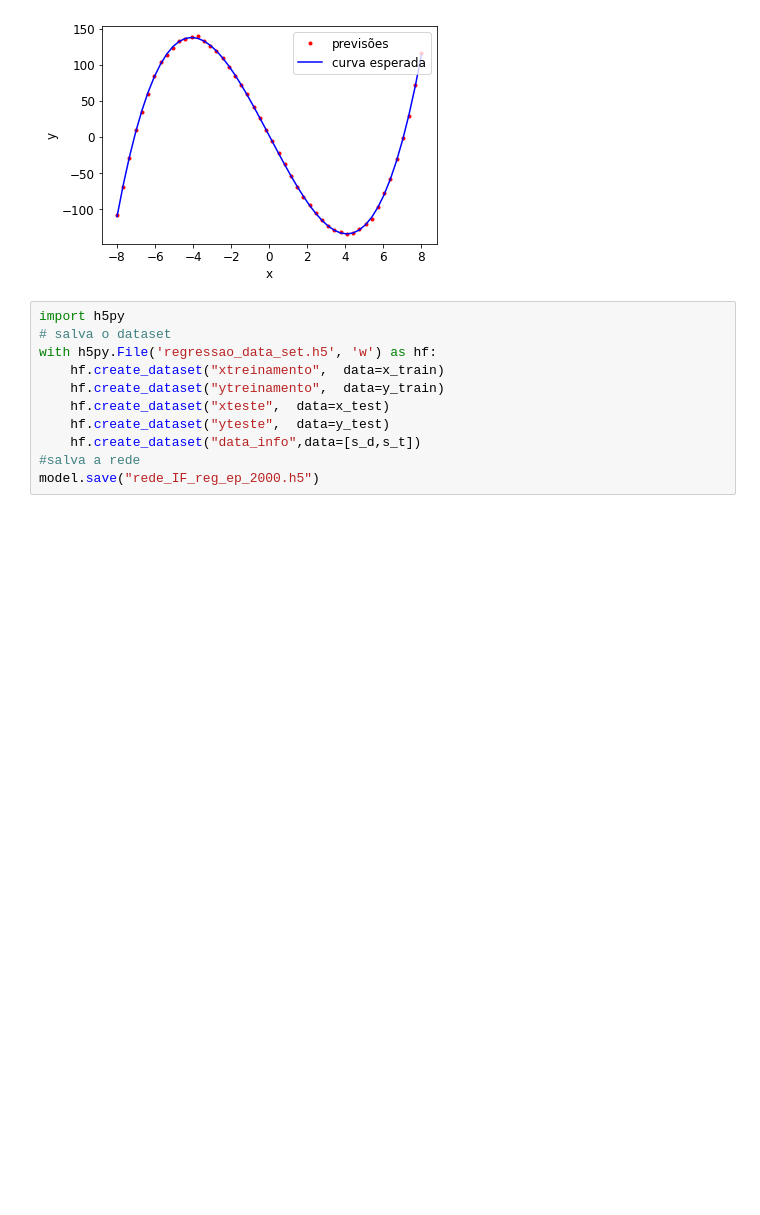
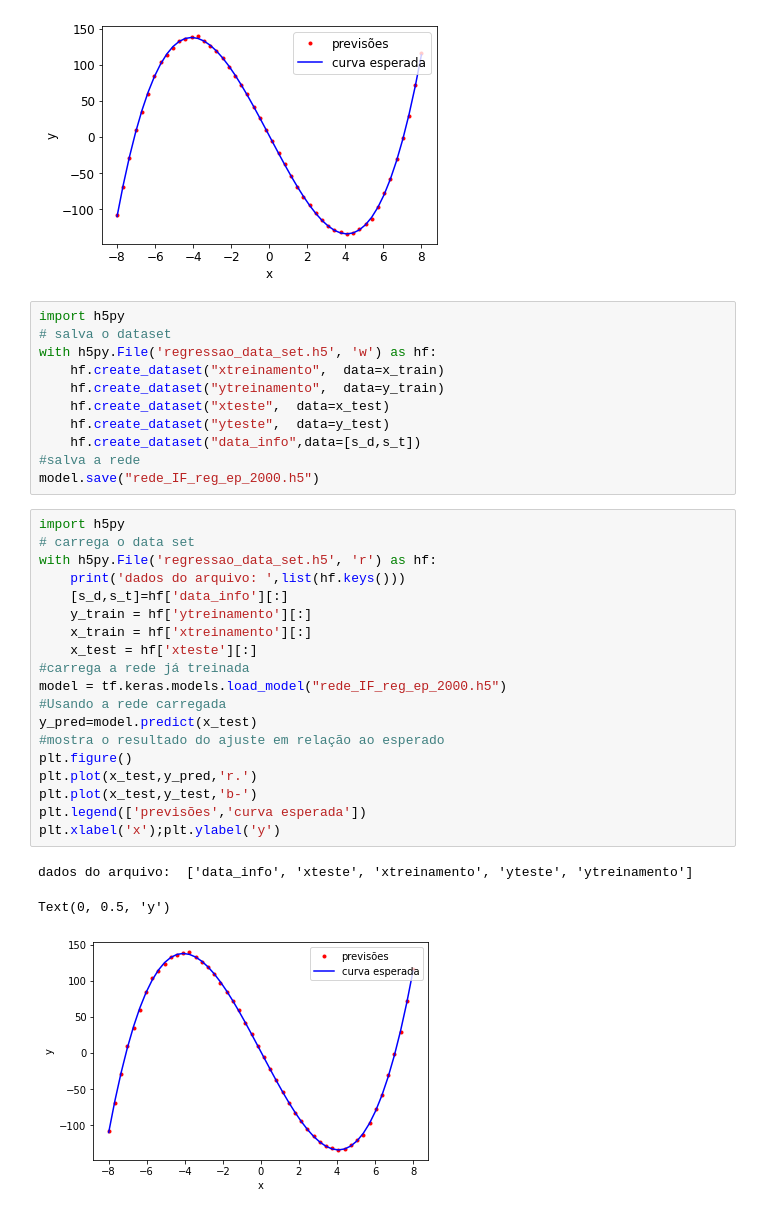
Before and after one commit to TerradasExatas/IA_e_Machine_Learning, a Jupyter notebook: IA_NN_Regressao_Naolinear_keras.ipynb, the cells around one changed output. Cells and saved outputs as stored; diff of their text form; blank space fills up the shorter version.

```diff
--- a/IA_NN_Regressao_Naolinear_keras.ipynb
+++ b/IA_NN_Regressao_Naolinear_keras.ipynb
@@ -71,3 +69,26 @@ with h5py.File('regressao_data_set.h5', 'w') as hf:
     hf.create_dataset("data_info",data=[s_d,s_t])
 #salva a rede
 model.save("rede_IF_reg_ep_2000.h5")
+# %%
+import h5py
+# carrega o data set
+with h5py.File('regressao_data_set.h5', 'r') as hf:
+    print('dados do arquivo: ',list(hf.keys()))
+    [s_d,s_t]=hf['data_info'][:]
+    y_train = hf['ytreinamento'][:]
+    x_train = hf['xtreinamento'][:]
+    x_test = hf['xteste'][:]
+#carrega a rede já treinada
+model = tf.keras.models.load_model("rede_IF_reg_ep_2000.h5")
+#Usando a rede carregada
+y_pred=model.predict(x_test)
+#mostra o resultado do ajuste em relação ao esperado
+plt.figure()
+plt.plot(x_test,y_pred,'r.')
+plt.plot(x_test,y_test,'b-')
+plt.legend(['previsões','curva esperada'])
+plt.xlabel('x');plt.ylabel('y')
+# %% [output]
+dados do arquivo:  ['data_info', 'xteste', 'xtreinamento', 'yteste', 'ytreinamento']
+Text(0, 0.5, 'y')
+[figure, added]
```
Also changed, not shown: parts of 1 cell of this notebook.
